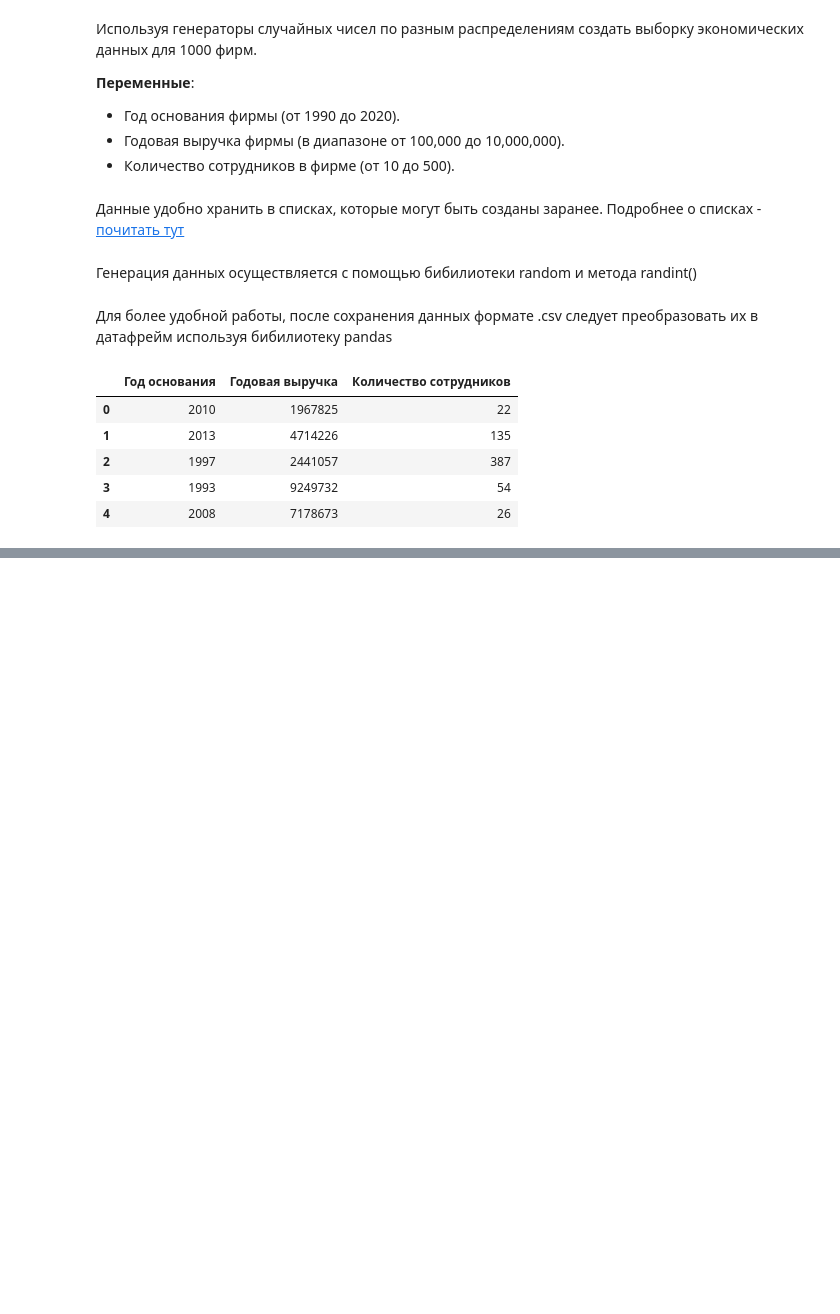
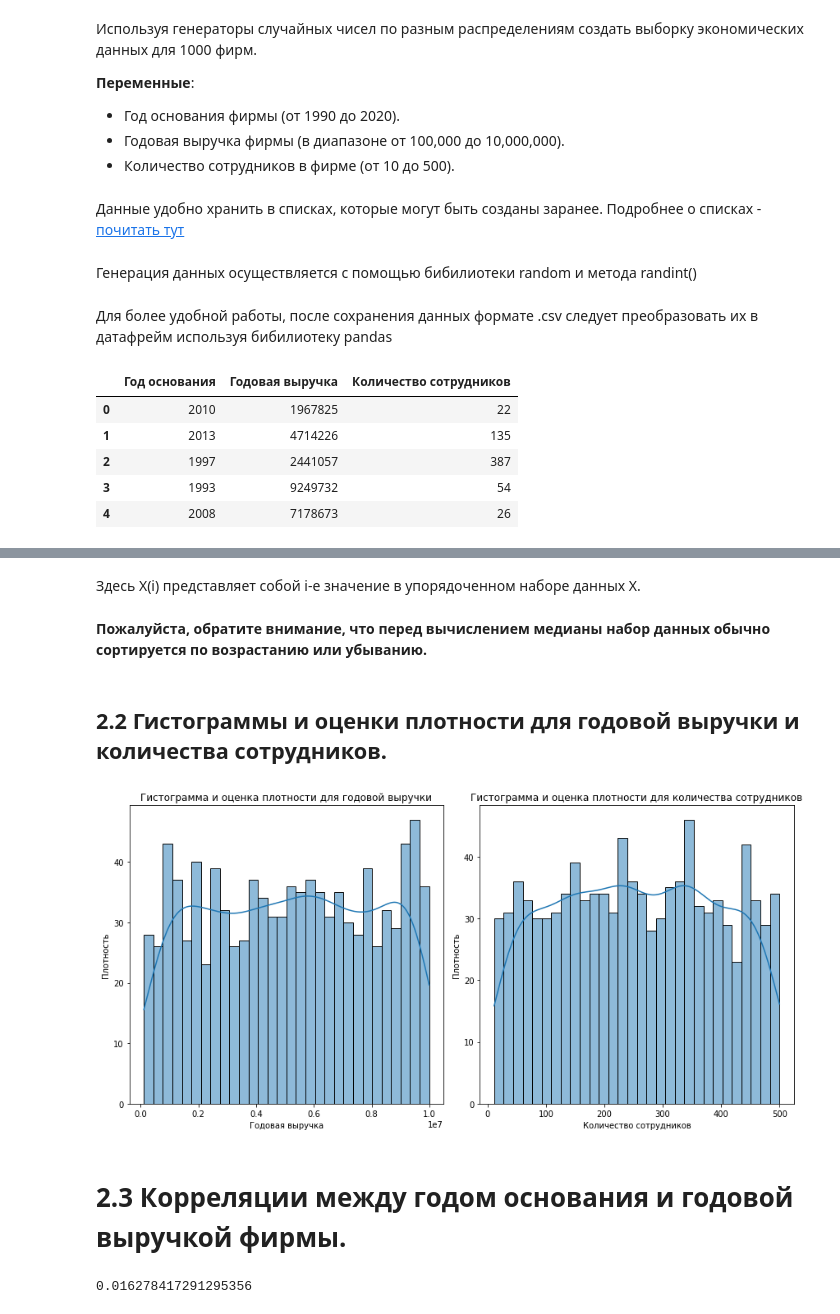
Before and after one commit to a-berezhkov/nto, a Jupyter notebook: NTO.ipynb, the cells around one changed output, grey strips where cells are left out. Cells and saved outputs as stored; diff of their text form; code cells hidden in the pictures; blank space fills up the shorter version.

```diff
--- a/NTO.ipynb
+++ b/NTO.ipynb
@@ -62,0 +103,4 @@ df.head()
+# %% [markdown]
+Здесь  X(i) представляет собой  i-е значение в упорядоченном наборе данных  X.
+# %% [markdown]
+**Пожалуйста, обратите внимание, что перед вычислением медианы набор данных обычно сортируется по возрастанию или убыванию.**
@@ -62,0 +111,2 @@ df.head()
+# %% [markdown]
+## 2.2 Гистограммы и оценки плотности для годовой выручки и количества сотрудников.
@@ -62,0 +116,22 @@ df.head()
+# %%
+plt.figure(figsize=(12, 6))
+plt.subplot(1, 2, 1)
+sns.histplot(df['Годовая выручка'], kde=True, bins=30)
+plt.title('Гистограмма и оценка плотности для годовой выручки')
+plt.xlabel('Годовая выручка')
+plt.ylabel('Плотность')
+
+# Построение гистограммы и оценки плотности для количества сотрудников
+plt.subplot(1, 2, 2)
+sns.histplot(df['Количество сотрудников'], kde=True, bins=30)
+plt.title('Гистограмма и оценка плотности для количества сотрудников')
+plt.xlabel('Количество сотрудников')
+plt.ylabel('Плотность')
+
+# Отображение графиков
+plt.tight_layout()
+plt.show()
+# %% [output]
+[figure, added]
+# %% [markdown]
+# 2.3 Корреляции между годом основания и годовой выручкой фирмы.
@@ -62,0 +140,4 @@ df.head()
+# %%
+correlation
+# %% [output]
+0.016278417291295356
```
Also changed, not shown: parts of 18 cells of this notebook, 3 other files.
